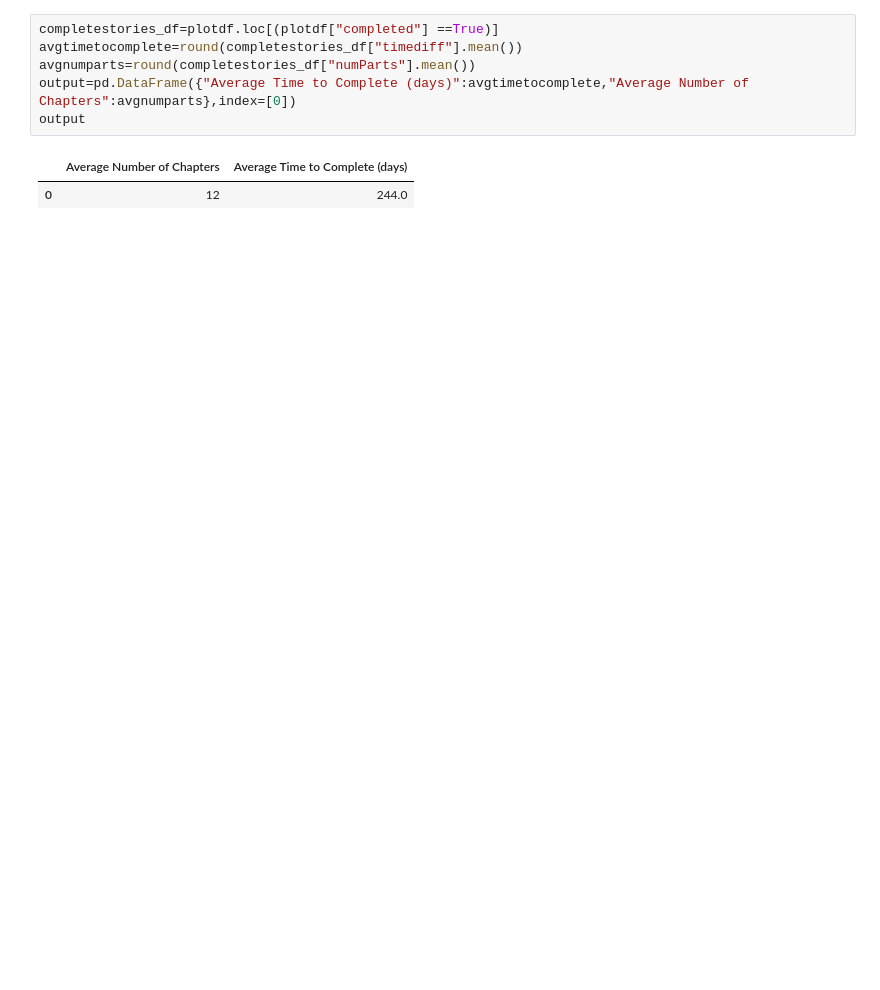
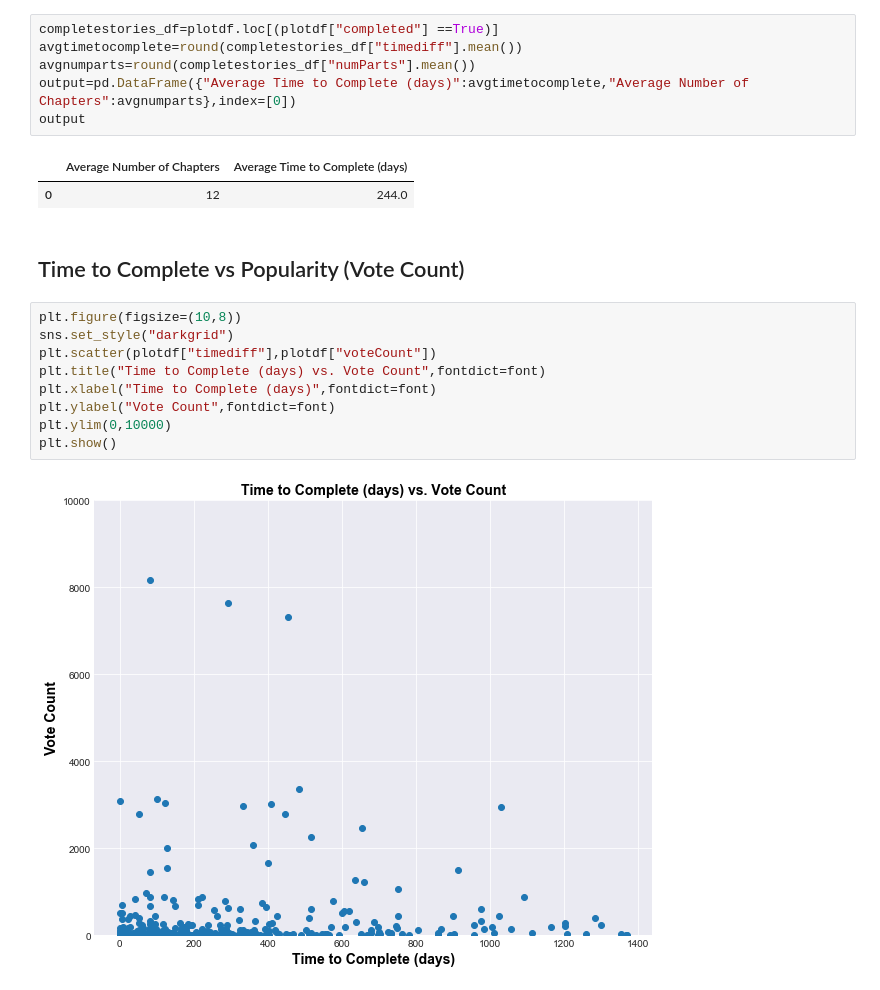
Before and after one commit to rupalimayekar/ProjectWattpad, a Jupyter notebook: Plots_Andrea.ipynb, the cells around one changed output. Cells and saved outputs as stored; diff of their text form; blank space fills up the shorter version.

```diff
--- a/Plots_Andrea.ipynb
+++ b/Plots_Andrea.ipynb
@@ -60,3 +58,16 @@ output
 # %% [output]
 |  | Average Number of Chapters | Average Time to Complete (days) |
 | 0 | 12 | 244.0 |
+# %% [markdown]
+## Time to Complete vs Popularity (Vote Count)
+# %%
+plt.figure(figsize=(10,8))
+sns.set_style("darkgrid")
+plt.scatter(plotdf["timediff"],plotdf["voteCount"])
+plt.title("Time to Complete (days) vs. Vote Count",fontdict=font)
+plt.xlabel("Time to Complete (days)",fontdict=font)
+plt.ylabel("Vote Count",fontdict=font)
+plt.ylim(0,10000)
+plt.show()
+# %% [output]
+[figure, added]
```
Also changed, not shown: parts of 16 cells of this notebook, 5 other files.
